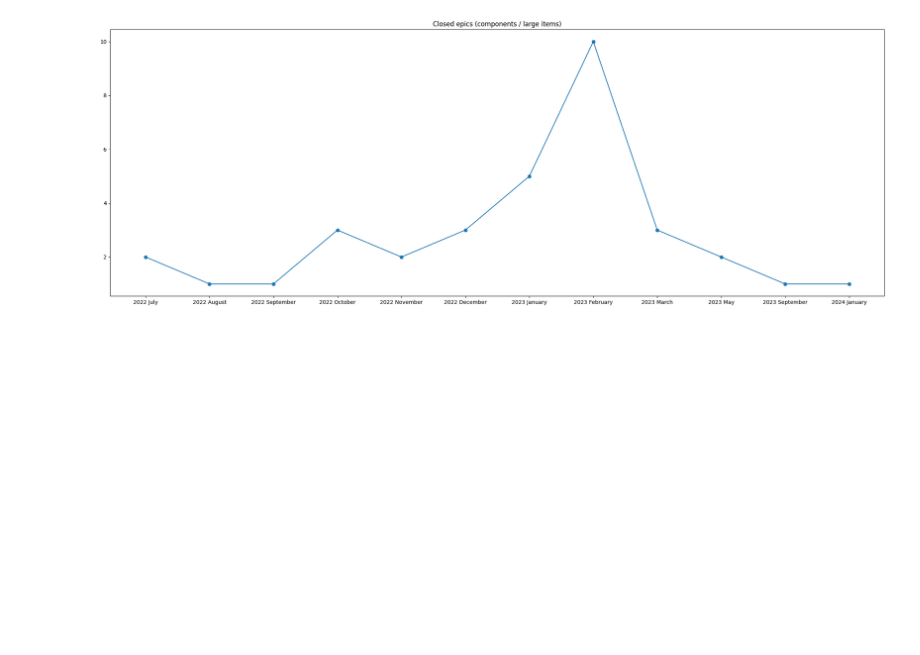
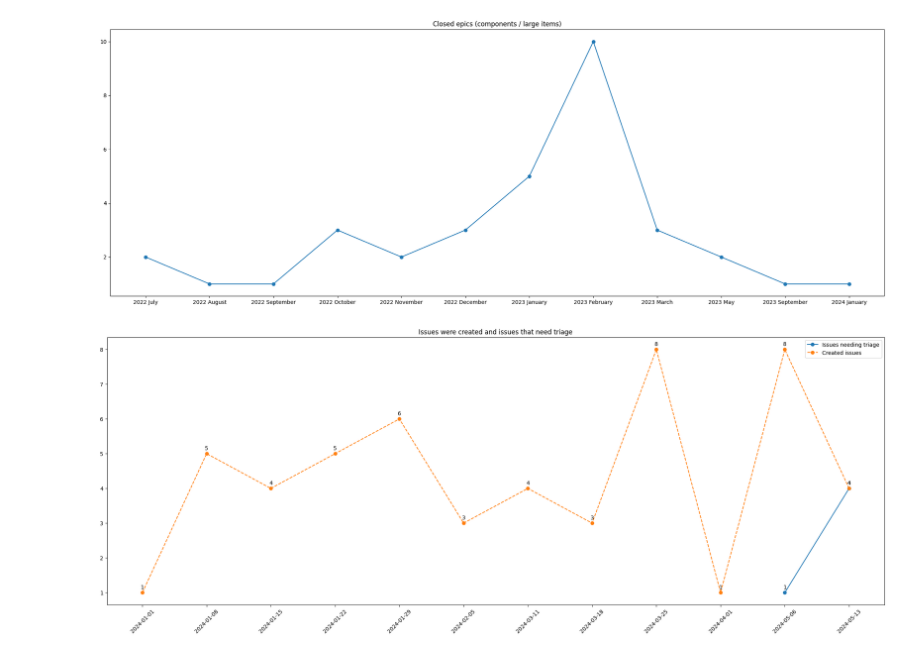
Before and after one commit to tudorpopams/fluentui-issue-stats, a Jupyter notebook: fluent-issues.ipynb, the cells around one changed output. Saved outputs shown, nothing was run; the diff lists cells and outputs as text; code cells hidden in the pictures; blank space fills up the shorter version.

Commit message:
add script to fetch triaged issues

```diff
--- a/fluent-issues.ipynb
+++ b/fluent-issues.ipynb
@@ -47,3 +48,8 @@ plt = plot_closed_epics_line(df_issues_closed, label_v9, label_epic)
 plt.show()
 # %% [output]
 [figure]
+# %%
+plt = plot_triage_issues_line(df_issues)
+plt.show()
+# %% [output]
+[figure, added]
```
Also changed, not shown: parts of 4 cells of this notebook, 6 other files.
